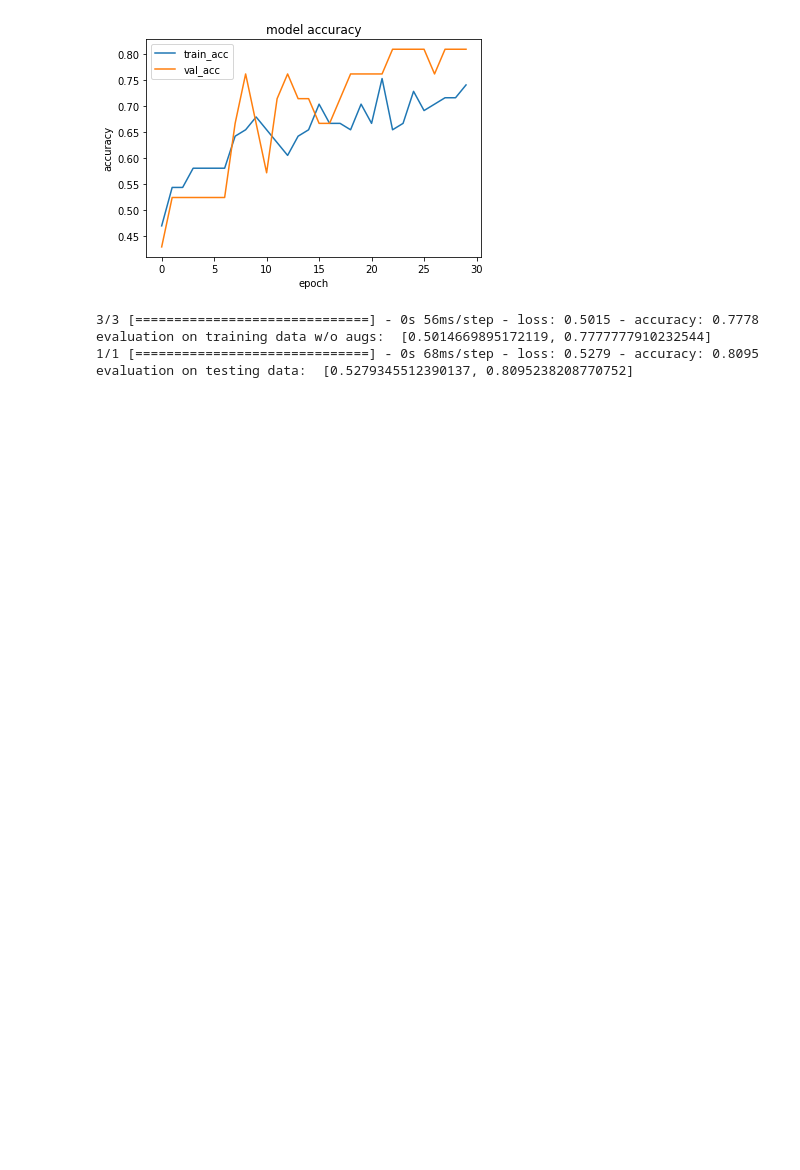
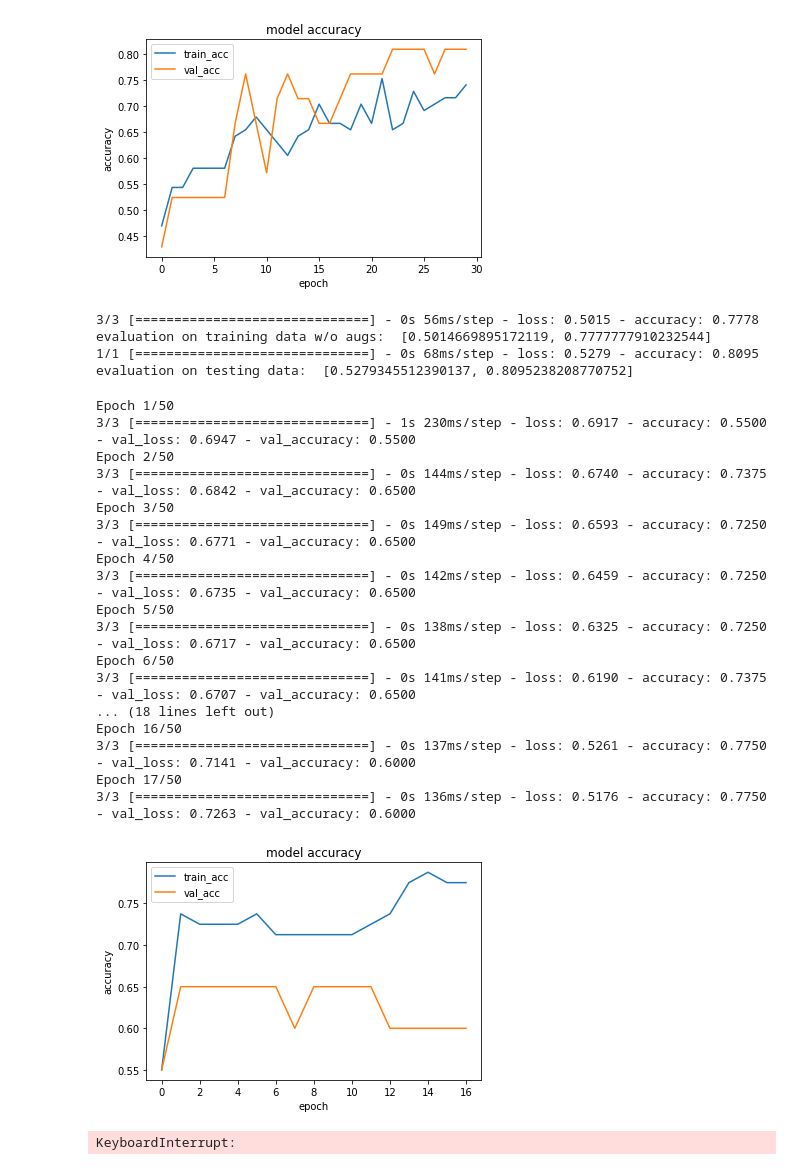
Before and after one commit to anish-lakkapragada/Hand-Classification-For-Autism-Diagnosis, a Jupyter notebook: Hand Flapping Classifier_2.ipynb, the cells around one changed output. Drawn from its saved outputs; the diff is of its cells as text; code cells hidden in the pictures; blank space fills up the shorter version.

```diff
--- a/Hand Flapping Classifier_2.ipynb
+++ b/Hand Flapping Classifier_2.ipynb
@@ -814,0 +835,50 @@ evaluation on testing data:  [0.5279345512390137, 0.8095238208770752]
+# %%
+from glob import glob
+def cross_validate(model, epochs = 50, callbacks=[]):
+    for i in range(X.shape[0]):
+        X_test, y_test = X[i], y[i]
+        X_train = np.concatenate([X_j for j, X_j in enumerate(X) if i != j])
+        y_train = np.concatenate([y_j for j, y_j in enumerate(y) if i != j])
+
+        M = np.random.permutation(X_train.shape[0])
+        X_train, y_train = X_train[M], y_train[M]
+        # train
+        history = model.fit(X_train, y_train, validation_data = (X_test, y_test), epochs = epochs, callbacks = callbacks)
+
+        # plot accuracy and loss
+        plot(history)
+
+        # evaluate on our own custom videos
+        for file in glob("*.mov"):
+            print(f"file is {file}, prediction is {predict_on_video(model, file)}")
+# %%
+from tqdm import tqdm
+import cv2
+model = tf.keras.models.Sequential([
+    tf.keras.layers.LSTM(32, return_sequences = False),
+    tf.keras.layers.Dense(1, activation="sigmoid")
+])
+
+model.compile(loss = "binary_crossentropy", optimizer = tf.keras.optimizers.Adam(learning_rate=0.0005), metrics=['accuracy'])
+
+cross_validate(model, epochs = 50, callbacks=[])
+# %% [output]
+Epoch 1/50
+3/3 [==============================] - 1s 230ms/step - loss: 0.6917 - accuracy: 0.5500 - val_loss: 0.6947 - val_accuracy: 0.5500
+Epoch 2/50
+3/3 [==============================] - 0s 144ms/step - loss: 0.6740 - accuracy: 0.7375 - val_loss: 0.6842 - val_accuracy: 0.6500
+Epoch 3/50
+3/3 [==============================] - 0s 149ms/step - loss: 0.6593 - accuracy: 0.7250 - val_loss: 0.6771 - val_accuracy: 0.6500
+Epoch 4/50
+3/3 [==============================] - 0s 142ms/step - loss: 0.6459 - accuracy: 0.7250 - val_loss: 0.6735 - val_accuracy: 0.6500
+Epoch 5/50
+3/3 [==============================] - 0s 138ms/step - loss: 0.6325 - accuracy: 0.7250 - val_loss: 0.6717 - val_accuracy: 0.6500
+Epoch 6/50
+3/3 [==============================] - 0s 141ms/step - loss: 0.6190 - accuracy: 0.7375 - val_loss: 0.6707 - val_accuracy: 0.6500
+... (18 lines left out)
+Epoch 16/50
+3/3 [==============================] - 0s 137ms/step - loss: 0.5261 - accuracy: 0.7750 - val_loss: 0.7141 - val_accuracy: 0.6000
+Epoch 17/50
+3/3 [==============================] - 0s 136ms/step - loss: 0.5176 - accuracy: 0.7750 - val_loss: 0.7263 - val_accuracy: 0.6000
+[figure, added]
+KeyboardInterrupt:
```
Also changed, not shown: parts of 4 cells of this notebook, 1 other file.
